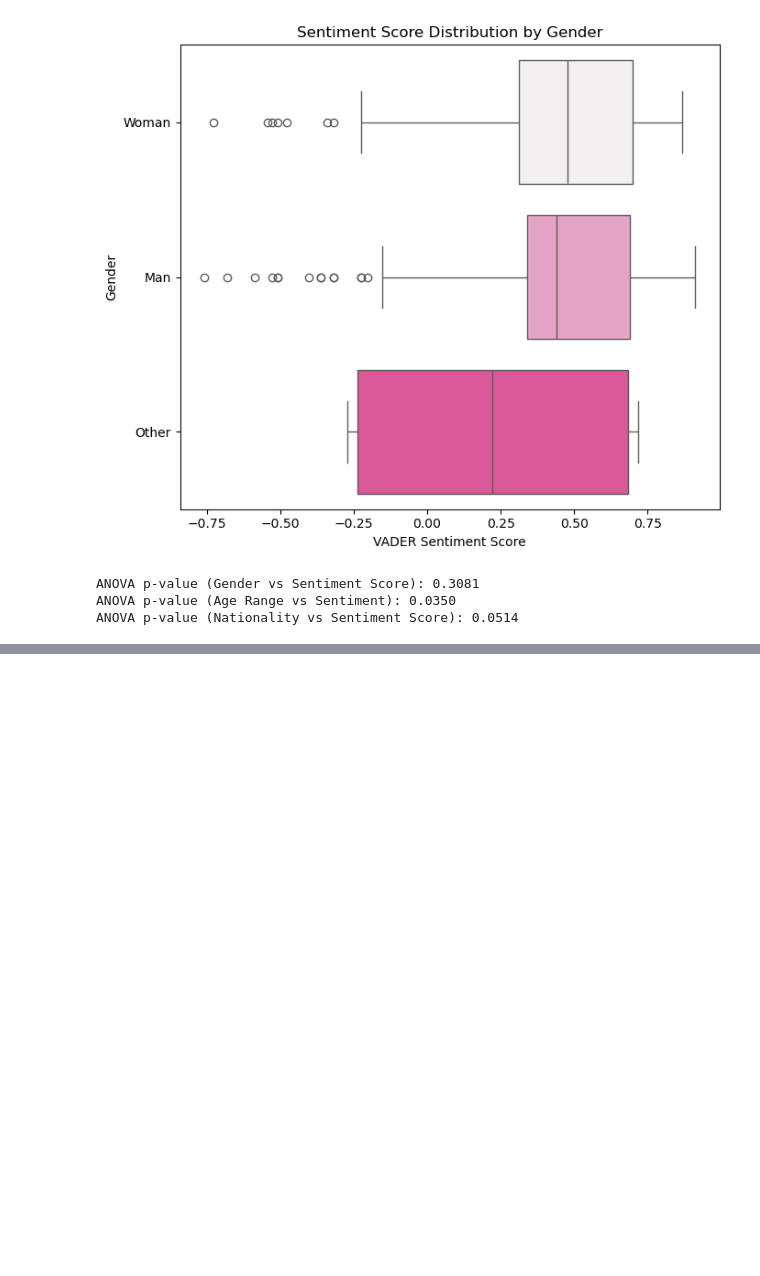
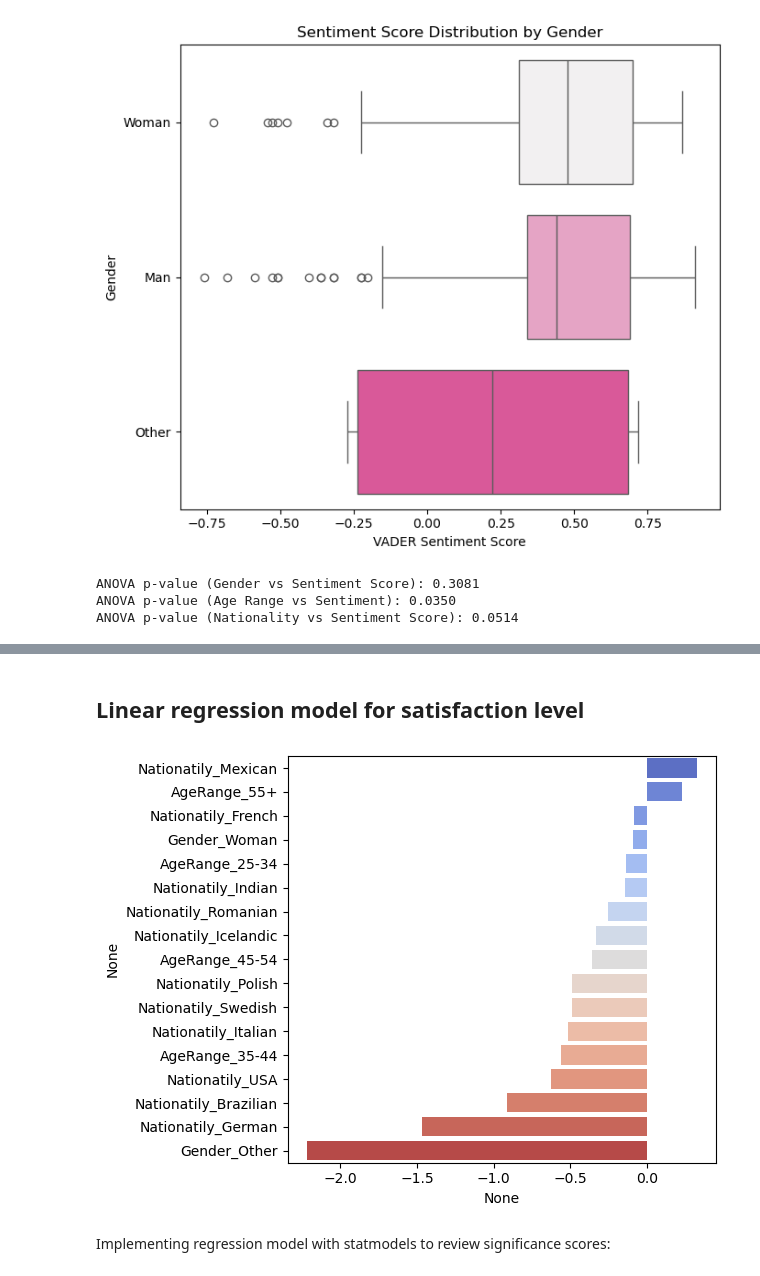
Before and after one commit to NidiaLopez/PPG, a Jupyter notebook: ChatPaper/University/ItAIS_resubmission.ipynb, the cells around one changed output, grey strips where cells are left out. Drawn from its saved outputs; the diff is of its cells as text; code cells hidden in the pictures; blank space fills up the shorter version.

```diff
--- a/ChatPaper/University/ItAIS_resubmission.ipynb
+++ b/ChatPaper/University/ItAIS_resubmission.ipynb
@@ -475,0 +327,34 @@ Satisfaction             0.0067      0.008      0.809      0.418      -0.010
+# %% [markdown]
+## Linear regression model for satisfaction level
+# %%
+import pandas as pd
+import seaborn as sns
+import matplotlib.pyplot as plt
+from sklearn.linear_model import LinearRegression
+
+import warnings
+warnings.filterwarnings('ignore')
+
+# Load data
+df = pd.read_excel('ChatGPT_Mixed_Itais.xlsx')
+df_clean = df.dropna(subset=['AgeRange', 'Gender', 'Nationatily', 'adj1', 'adj2', 'adj3', 'Reason', 'Satisfaction', 'ChatGPT_Gender'])
+
+# Encoding
+X = pd.get_dummies(df_clean[['AgeRange', 'Gender', 'Nationatily']], drop_first=True)
+y_satisfaction = df_clean['Satisfaction']
+
+# Regression for Satisfaction
+lin_reg = LinearRegression().fit(X, y_satisfaction)
+importance_reg = pd.Series(lin_reg.coef_, index=X.columns).sort_values(ascending=False)
+
+sns.barplot(x=importance_reg, y=importance_reg.index, palette='coolwarm')
+axes[1].set_title('Top Features Influencing Satisfaction', fontsize=14)
+axes[1].set_xlabel('Coefficient (Importance)', fontsize=12)
+axes[1].set_ylabel('Feature', fontsize=12)
+
+plt.tight_layout()
+plt.show()
+# %% [output]
+[figure, added]
+# %% [markdown]
+Implementing regression model with statmodels to review significance scores:
```
Also changed, not shown: parts of 27 cells of this notebook.
